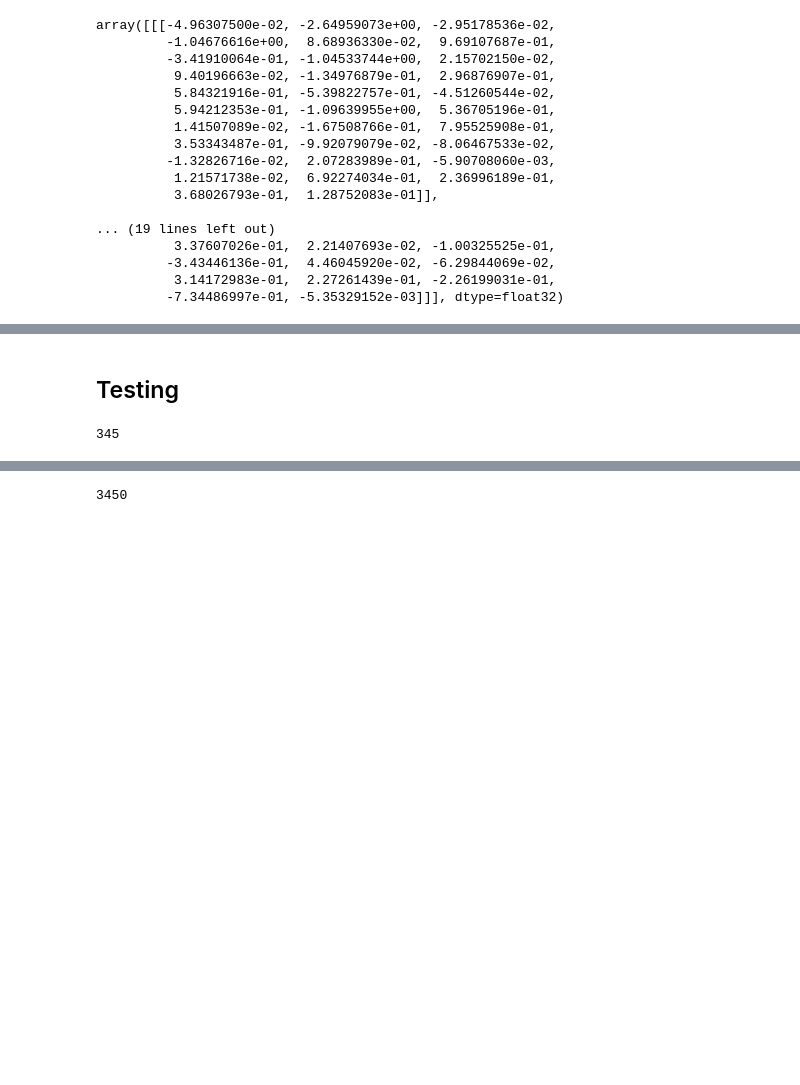
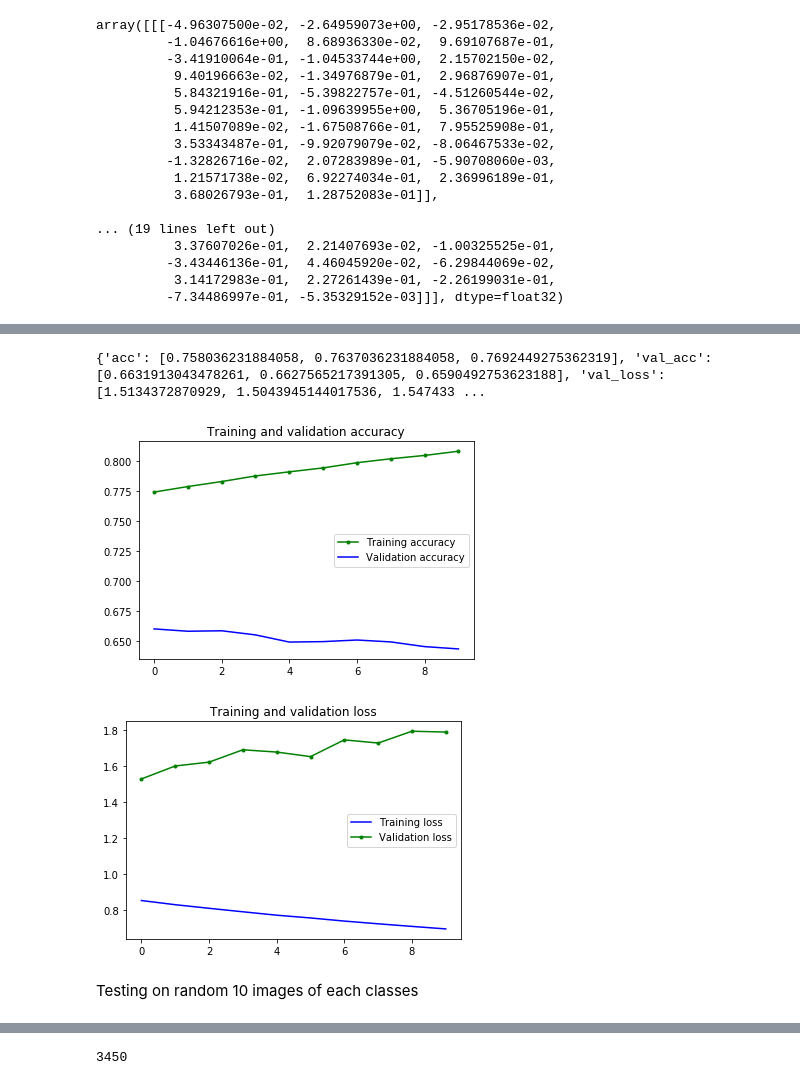
Before and after one commit to lipim12/CS6140-ML-Doodle-Recognition, a Jupyter notebook: autoencoder.ipynb, the cells around one changed output, grey strips where cells are left out. Drawn from its saved outputs; the diff is of its cells as text; code cells hidden in the pictures; blank space fills up the shorter version.

```diff
--- a/autoencoder.ipynb
+++ b/autoencoder.ipynb
@@ -79,15 +67,14 @@ LABELS = np.array(['aircraft carrier','airplane','alarm clock','ambulance','ange
 # %%
-N_FRUITS = len(LABELS)
-FRUITS = {}
+N_classes = len(LABELS)
+classes = {}
 files=[]
-for i in range(0,N_FRUITS):
-  FRUITS.update({i:LABELS[i]})
+for i in range(0,N_classes):
+  classes.update({i:LABELS[i]})
   files.append(LABELS[i]+".npy")
-#FRUITS = {0: "Apple", 1: "Banana", 2: "Grape", 3: "Pineapple"}
 
 # number of samples to take in each class
 N = 5000
 
 # some other constants
-N_EPOCHS = 5
-print(N_FRUITS)
+N_EPOCHS = 10
+print(N_classes)
@@ -461,6 +465,6 @@ callback = [EarlyStopping(patience=1),
                                 save_best_only=True,
                                 save_weights_only=True)]
 # %%
-classify_train = full_model.fit(train_X, train_label, batch_size=64,epochs=10,verbose=1,validation_data=(valid_X, valid_label),
+classify_train1 = full_model.fit(train_X, train_label, batch_size=64,epochs=10,verbose=1,validation_data=(valid_X, valid_label),
                                callbacks=callback)
 # %% [output]
@@ -491,8 +522,8 @@ callback = [EarlyStopping(patience=5),
                                 save_best_only=True,
                                 save_weights_only=True)]
 # %%
-classify_train = full_model.fit(train_X, train_label, batch_size=64,epochs=10,verbose=1,validation_data=(valid_X, valid_label),
-                               callbacks=callback)
+classify_train2 = full_model.fit(train_X, train_label, batch_size=64,epochs=10,verbose=1,validation_data=(valid_X, valid_label),
+                                callbacks=callback)
 # %% [output]
 Train on 1380000 samples, validate on 345000 samples
 Epoch 1/10
@@ -514,27 +546,33 @@ Epoch 10/10
+# %%
+hist3={}
+with open('3rdenoder_trainable_layers_history', 'rb') as fp:
+    hist3=pickle.load(fp)
+print(hist3)
+# %% [output]
+{'acc': [0.758036231884058, 0.7637036231884058, 0.7692449275362319], 'val_acc': [0.6631913043478261, 0.6627565217391305, 0.6590492753623188], 'val_loss': [1.5134372870929, 1.5043945144017536, 1.547433 ...
 # %%
 full_model.save_weights('classification_complete.h5')
 # %%
-accuracy = classify_train.history['acc']
-val_accuracy = classify_train.history['val_acc']
-loss = classify_train.history['loss']
-val_loss = classify_train.history['val_loss']
+accuracy = classify_train2.history['acc']
+val_accuracy = classify_train2.history['val_acc']
+loss = classify_train2.history['loss']
+val_loss = classify_train2.history['val_loss']
 epochs = range(len(accuracy))
-plt.plot(epochs, accuracy, 'bo', label='Training accuracy')
+plt.plot(epochs, accuracy, color='green',marker='o',markersize=3, label='Training accuracy')
 plt.plot(epochs, val_accuracy, 'b', label='Validation accuracy')
 plt.title('Training and validation accuracy')
 plt.legend()
 plt.figure()
 plt.plot(epochs, loss, 'b', label='Training loss')
-plt.plot(epochs, val_loss, 'bo', label='Validation loss')
+plt.plot(epochs, val_loss, color='green',marker='o',markersize=3, label='Validation loss')
 plt.title('Training and validation loss')
 plt.legend()
 plt.show()
+# %% [output]
+[figure, added]
+[figure, added]
-# %% [markdown]
-## Testing
+# %% [markdown]
+Testing on random 10 images of each classes
 # %%
 with open('test_final', 'rb') as ft:
     testlist = pickle.load(ft)
-# %%
-len(testlist)
-# %% [output]
-345
```
Also changed, not shown: parts of 46 cells of this notebook.
